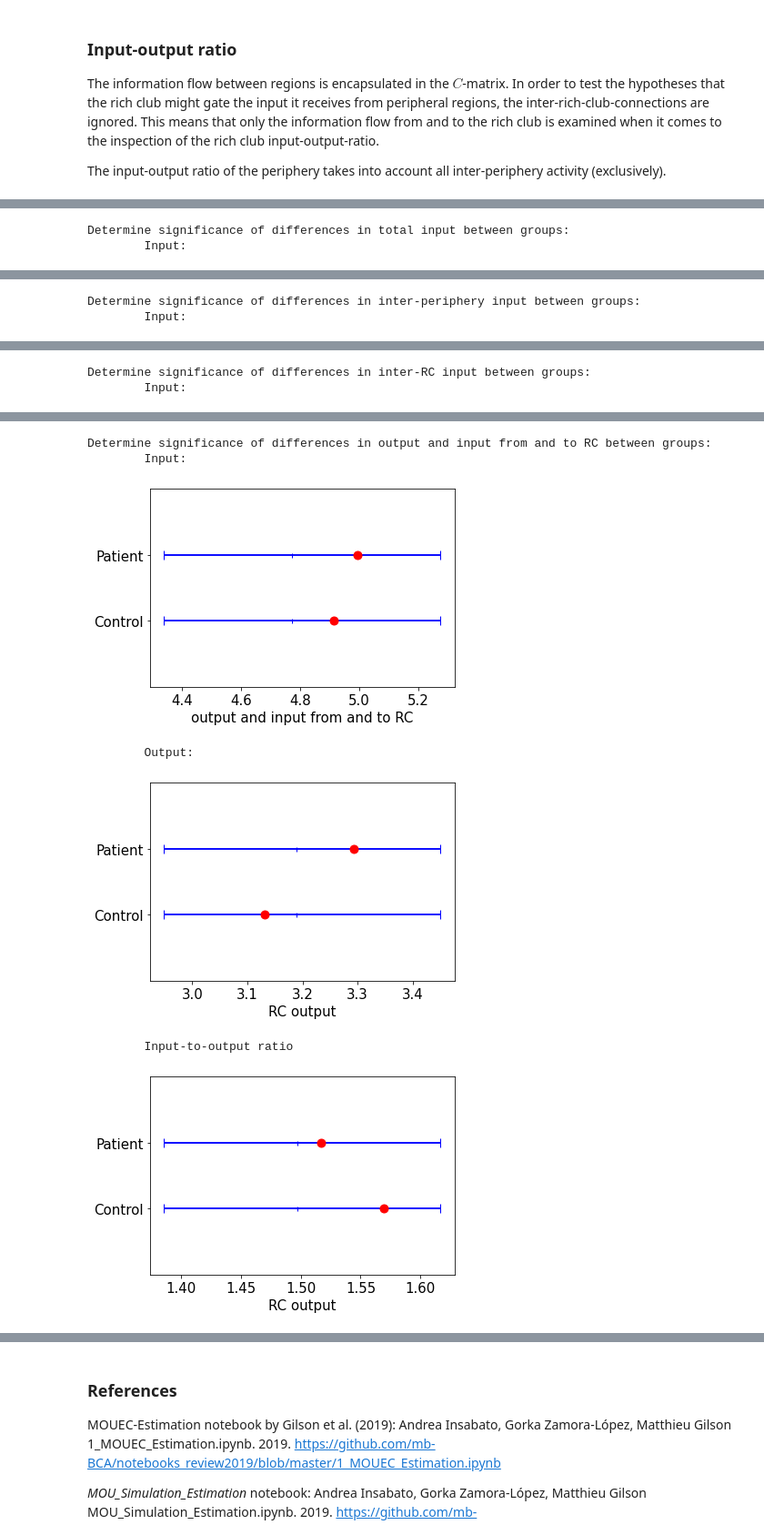
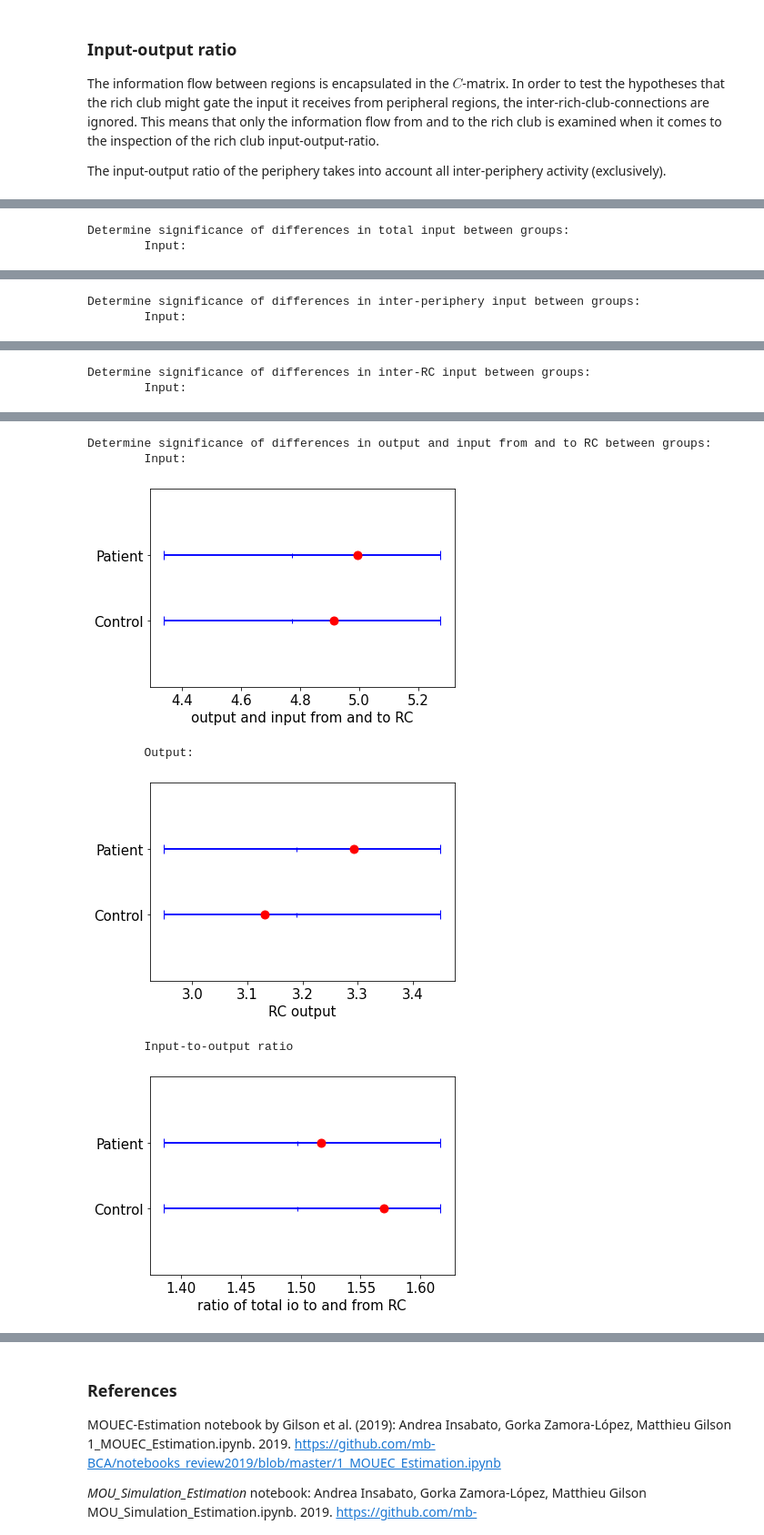
Before and after one commit to bjoernkoehn21/Reproduce-results-from-Senden-paper, a Jupyter notebook: schizophrenics_EC_analysis.ipynb, the cells around one changed output, grey strips where cells are left out. Shown at 91% size. Drawn from its saved outputs; the diff is of its cells as text; code cells hidden in the pictures.

```diff
--- a/schizophrenics_EC_analysis.ipynb
+++ b/schizophrenics_EC_analysis.ipynb
@@ -1540,32 +1938,32 @@ for analyse_in_EC in analyse_in_EC_optioins:
             formatstring = '.g'
         plt.plot(analyse_ratio_for_controls, [0.5], formatstring, markersize=18)
         plt.xticks(fontsize=fontsize)
-        plt.xlabel("RC output", fontsize=fontsize)
+        plt.xlabel("ratio of total io to and from RC", fontsize=fontsize)
         plt.yticks([0.5, 1], participant_type_labels, fontsize=fontsize)
         plt.ylim([0, 1.5])
         plt.show()
         # Save figure
         if save_analyse_res_flag:
             if io_based_on_nodal_degree_flag: io_calc_opt = ' nodal degree'
             else: io_calc_opt = ' cont. EC'
             fig.savefig(str('patient_vs_control/' + analyse_in_EC
                             + ' io ratio' + io_calc_opt + str(C_samples_size)
                             + ' samples and seed ' + str(seed)
                             + '.png'), bbox_inches='tight')
 # %% [output]
 Determine significance of differences in total input between groups:
         Input:
 [figure]
 Determine significance of differences in inter-periphery input between groups:
         Input:
 [figure]
 Determine significance of differences in inter-RC input between groups:
         Input:
 [figure]
 Determine significance of differences in output and input from and to RC between groups:
         Input:
 [figure]
         Output:
 [figure]
         Input-to-output ratio
-[figure, old version]
+[figure, new version]
```
Also changed, not shown: parts of 10 cells of this notebook, 7 other files.
